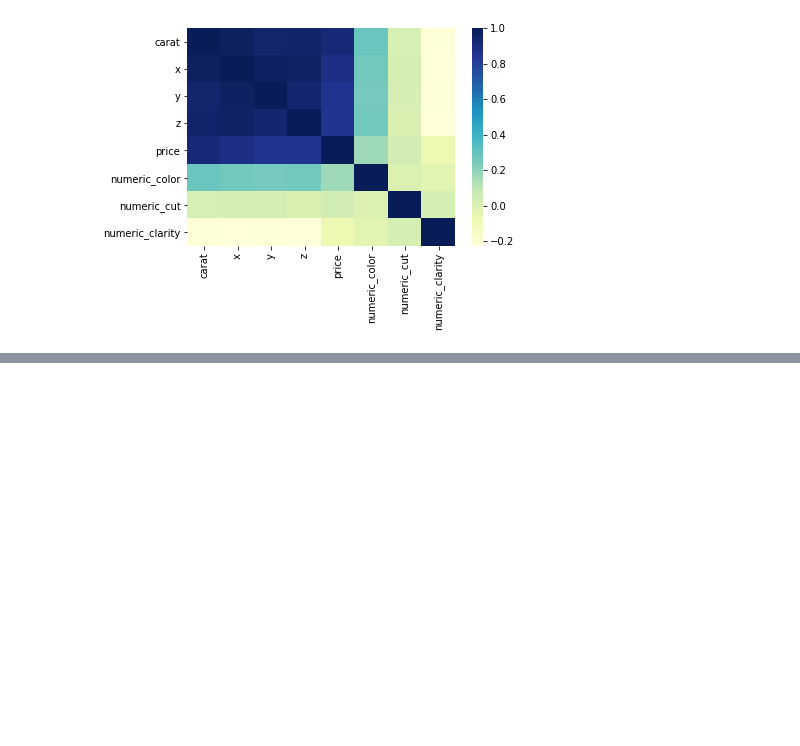
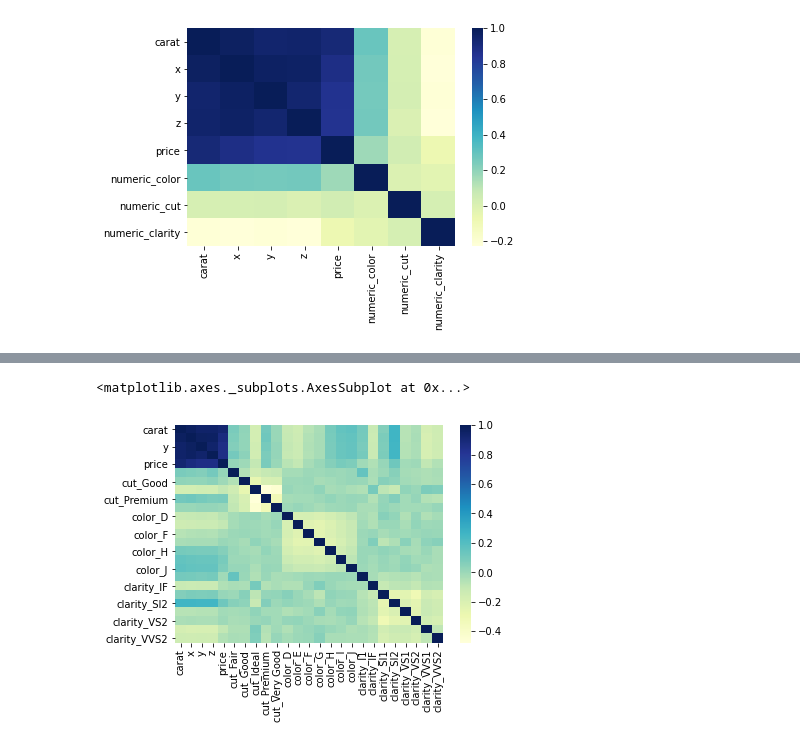
Before and after one commit to CarlosSanzDGP/DiamondsPrediction, a Jupyter notebook: conelvideo.ipynb, the cells around one changed output, grey strips where cells are left out. Saved outputs shown, nothing was run; the diff lists cells and outputs as text; code cells hidden in the pictures; blank space fills up the shorter version.

```diff
--- a/conelvideo.ipynb
+++ b/conelvideo.ipynb
@@ -229,0 +220,7 @@ Xpr = pd.DataFrame(Xpr,columns=X.columns)
+# %%
+train_dum = pd.read_csv("INPUT/train.csv")
+# %%
+train_dum = pd.get_dummies(train_dum)
+# %%
+train_dum.drop(["id", "depth","table"], axis=1, inplace = True)
+#la tabla de train con el get dummies y sin los valores que no queremos
@@ -229,0 +234,7 @@ Xpr = pd.DataFrame(Xpr,columns=X.columns)
+# %%
+#hago una tabla de correlacion porque me da la gana
+CORR = train_dum.corr()
+sns.heatmap(CORR, cmap = "YlGnBu")
+# %% [output]
+<matplotlib.axes._subplots.AxesSubplot at 0x...>
+[figure, added]
```
Also changed, not shown: parts of 12 cells of this notebook, 2 other files.
